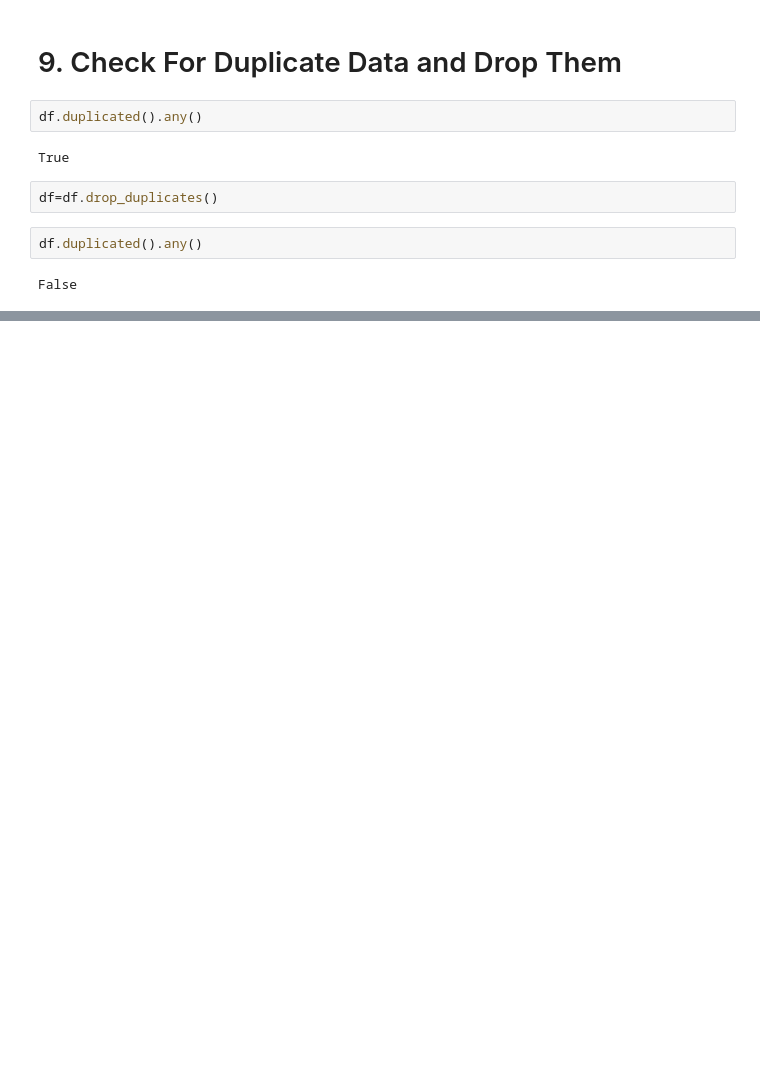
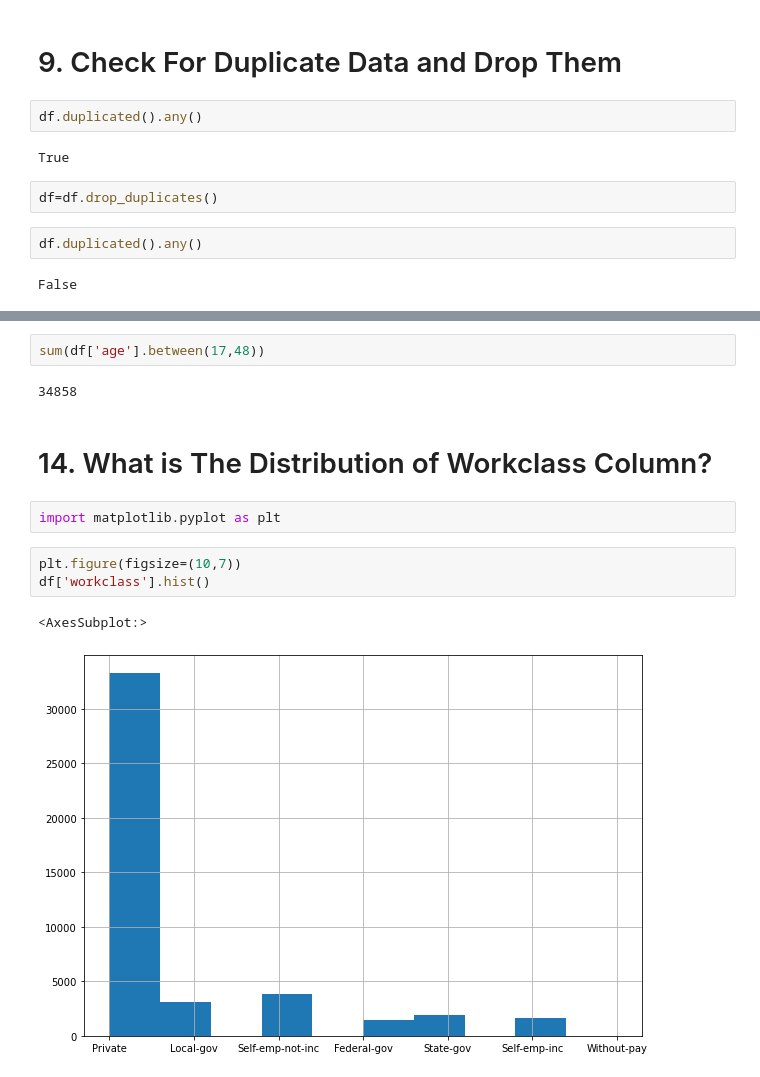
Before and after one commit to shantanu89/Pandas_Analysis, a Jupyter notebook: Income Analysis/Income_Anlysis.ipynb, the cells around one changed output, grey strips where cells are left out. Drawn from its saved outputs; the diff is of its cells as text; blank space fills up the shorter version.

```diff
--- a/Income Analysis/Income_Anlysis.ipynb
+++ b/Income Analysis/Income_Anlysis.ipynb
@@ -350,0 +390,14 @@ False
+# %%
+sum(df['age'].between(17,48))
+# %% [output]
+34858
+# %% [markdown]
+# 14. What is The Distribution of Workclass Column?
+# %%
+import matplotlib.pyplot as plt
+# %%
+plt.figure(figsize=(10,7))
+df['workclass'].hist()
+# %% [output]
+<AxesSubplot:>
+[figure, added]
```
Also changed, not shown: parts of 20 cells of this notebook.
